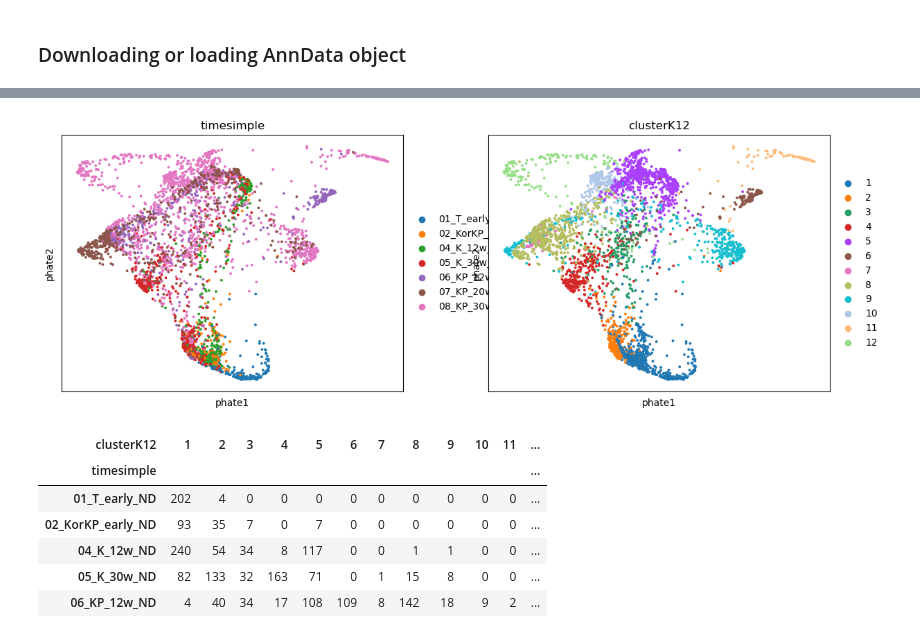
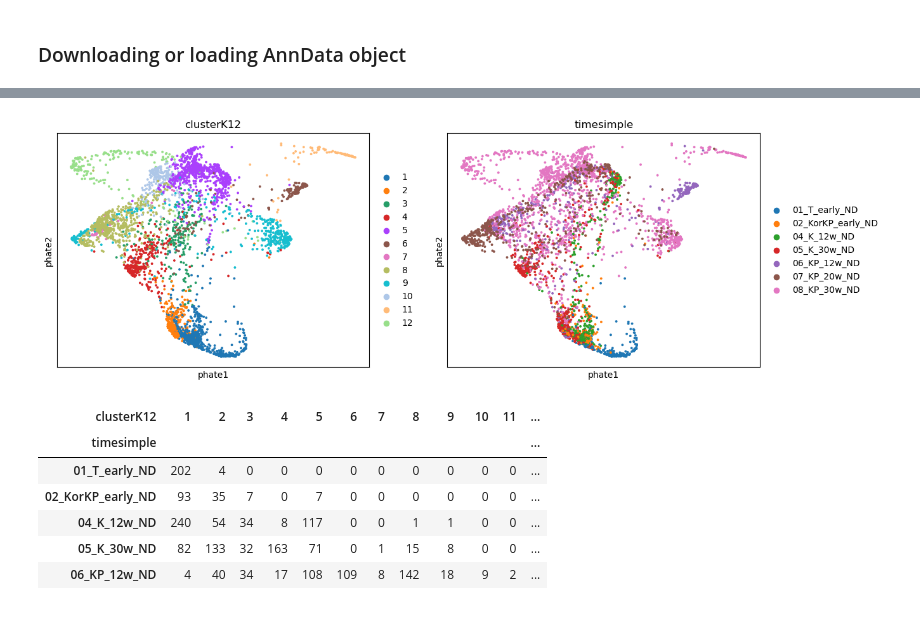
Before and after one commit to nitzanlab/gep-dynamics, a Jupyter notebook: notebooks/analyse_marjanovic.ipynb, the cells around one changed output, grey strips where cells are left out. Saved outputs shown, nothing was run; the diff lists cells and outputs as text; code cells hidden in the pictures.

Commit message:
wip marjanovic analysis

```diff
--- a/notebooks/analyse_marjanovic.ipynb
+++ b/notebooks/analyse_marjanovic.ipynb
@@ -8,23 +9,31 @@
 # %%
 %%time
+
+#debug jupyter:
 %load_ext autoreload
 %autoreload 2
 
-#debug:
+#debug IDE:
 from importlib import reload
 
 import sys
 import os
+import time
+import warnings
 from urllib.request import urlretrieve
 
 import numpy as np
 import pandas as pd
+import matplotlib.pyplot as plt
 import scanpy as sc
-import matplotlib.pyplot as plt
+
+sc.settings.n_jobs=-1
 
 from gepdynamics import _utils
 from gepdynamics import _constants
 from gepdynamics import cnmf
+from gepdynamics import pfnmf
+from gepdynamics import comparator
 
 _utils.cd_proj_home()
 print(os.getcwd())
@@ -37,9 +46,13 @@ Wall time: 29.4 s
 # %%
 %%time
 results_dir = _utils.set_dir('results')
-orig_adata_path = results_dir.joinpath('marjanovic_mmLungPlate.h5ad')
+results_dir = _utils.set_dir(results_dir.joinpath('marjanovic'))
+data_dir = _utils.set_dir('data')
+
+orig_adata_path = data_dir.joinpath('marjanovic_mmLungPlate.h5ad')
 
 if not orig_adata_path.exists():  # create the original adata if it doesn't exist
+    print('Source AnnData object does not exist, creating it')
     # directories for file download:
     data_dir = _utils.set_dir('data')
     GSE_dir = _utils.set_dir(data_dir.joinpath('GSE154989'))
@@ -71,21 +84,27 @@ if not orig_adata_path.exists():  # create the original adata if it doesn't exis
     # reading the files
     sparse_counts = _utils.read_matlab_h5_sparse(f_rawCount)
 
-    gene_ids = pd.read_csv(f_geneTable, index_col=0)
+    gene_ids = pd.read_csv(f_geneTable, index_col=None)
+    gene_ids.index = gene_ids.ensgID.str.split('.').str[0]
+    gene_ids.index.name = None
     smp_ids = pd.read_csv(f_smpTable, index_col=0)
     smp_annotation = pd.read_csv(f_smp_annot, index_col=0)
 
     # constructing the adata
-    adata = sc.AnnData(X=sparse_counts, dtype=np.float32, var=gene_ids, obs=smp_ids)
+    adata = sc.AnnData(X=sparse_counts.astype(np.float32), var=gene_ids, obs=smp_ids)
+
+    # remove genes with 0 counts
+    adata = adata[:, adata.X.sum(axis=0) > 0].copy()
 
     adata.obs['clusterK12'] = smp_annotation.clusterK12.astype('category')
 
     adata.obsm['X_tsne'] = smp_annotation[['tSNE_1', 'tSNE_2']].values
     adata.obsm['X_phate'] = smp_annotation[['phate_1', 'phate_2']].values
     adata.write(orig_adata_path)
+
+    del sparse_counts, gene_ids, smp_ids, smp_annotation
 else:
-    adata = sc.read(orig_adata_path)
+    adata = sc.read_h5ad(orig_adata_path)
 
 adata
-# adata_norm_depth = sc.read(data_dir.joinpath('marjanovic_mmLungPlate_depth_normalized.h5ad'))
 # %% [output]
@@ -98,10 +116,15 @@ AnnData object with n_obs × n_vars = 3891 × 30999
     obsm: 'X_phate', 'X_tsne'
 # %%
-sc.external.pl.phate(adata, color=['timesimple', 'clusterK12'])
+with warnings.catch_warnings():
+    warnings.filterwarnings("ignore", category=FutureWarning)
+    warnings.filterwarnings("ignore", category=UserWarning)
+
+    sc.external.pl.phate(adata, color=['clusterK12', 'timesimple'])
+
 adata.uns['timesimple_colors_dict'] = dict(zip(adata.obs['timesimple'].cat.categories, adata.uns['timesimple_colors']))
 adata.uns['clusterK12_colors_dict'] = dict(zip(adata.obs['clusterK12'].cat.categories, adata.uns['clusterK12_colors']))
 # %% [output]
-[figure, old version]
+[figure, new version]
 # %%
 pd.crosstab(adata.obs.timesimple, adata.obs.clusterK12)
 # %% [output]
```
Also changed, not shown: parts of 43 cells of this notebook, 1 other file.
